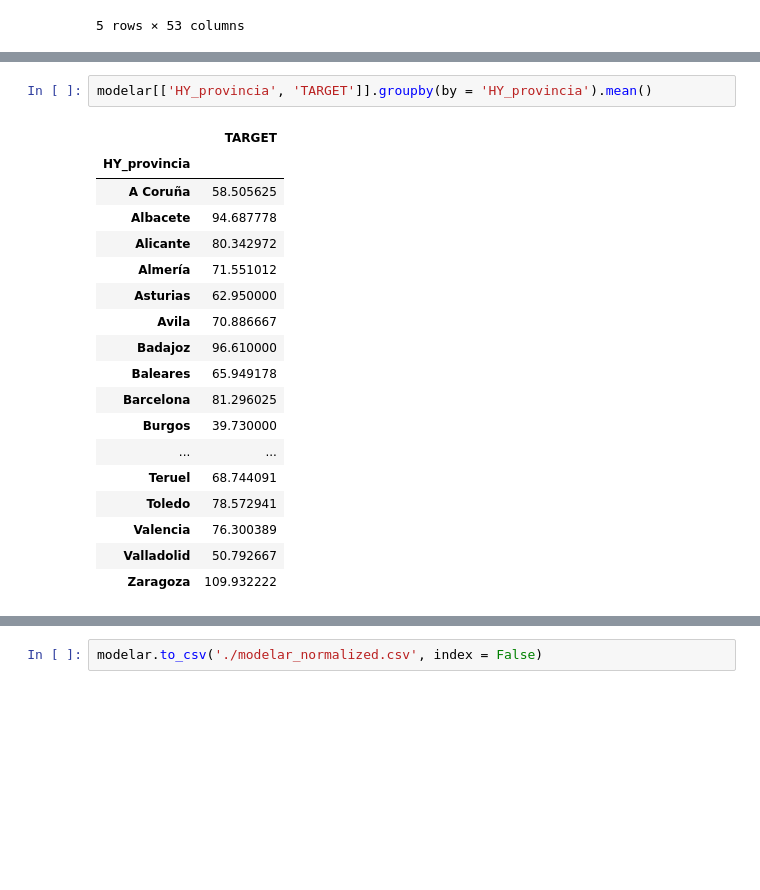
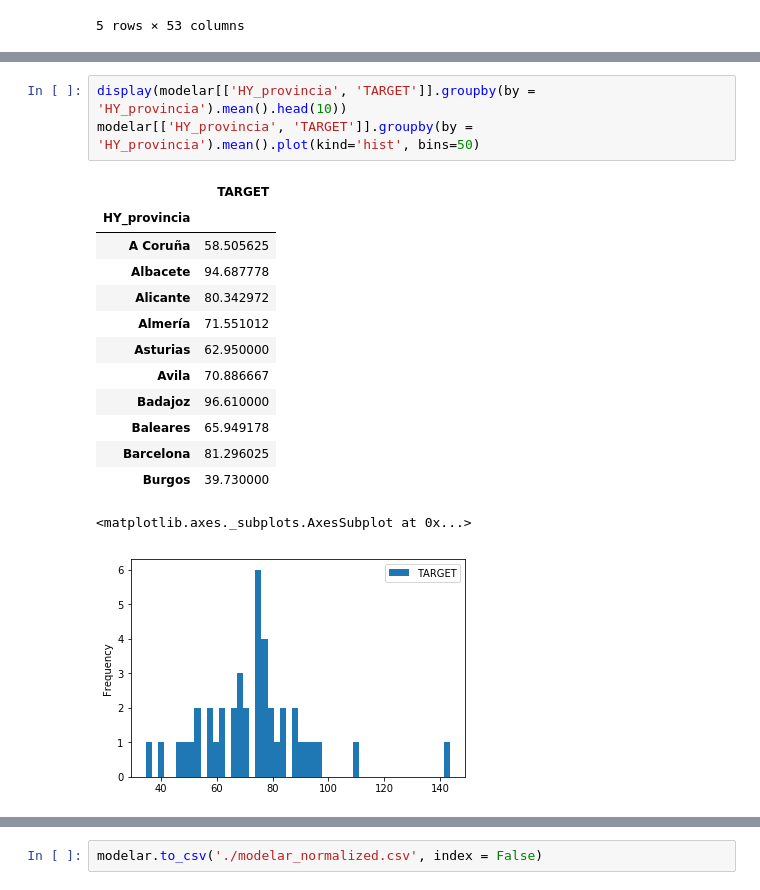
Before and after one commit to RohitUttam/UniversityHack2019, a Jupyter notebook: Expl_ini_rf.ipynb, the cells around one changed output, grey strips where cells are left out. Saved outputs shown, nothing was run; the diff lists cells and outputs as text; blank space fills up the shorter version.

```diff
--- a/Expl_ini_rf.ipynb
+++ b/Expl_ini_rf.ipynb
@@ -67,24 +92,21 @@ Segovia           1
 Name: HY_provincia, dtype: int64
-# %%
-modelar[['HY_provincia', 'TARGET']].groupby(by = 'HY_provincia').mean()
-# %% [output]
-|  | TARGET |
-| HY_provincia |  |
-| A Coruña | 58.505625 |
-| Albacete | 94.687778 |
-| Alicante | 80.342972 |
-| Almería | 71.551012 |
-| Asturias | 62.950000 |
-| Avila | 70.886667 |
-| Badajoz | 96.610000 |
-| Baleares | 65.949178 |
-| Barcelona | 81.296025 |
-| Burgos | 39.730000 |
-| ... | ... |
-| Teruel | 68.744091 |
-| Toledo | 78.572941 |
-| Valencia | 76.300389 |
-| Valladolid | 50.792667 |
-| Zaragoza | 109.932222 |
+# %%
+display(modelar[['HY_provincia', 'TARGET']].groupby(by = 'HY_provincia').mean().head(10))
+modelar[['HY_provincia', 'TARGET']].groupby(by = 'HY_provincia').mean().plot(kind='hist', bins=50)
+# %% [output]
+|  | TARGET |
+| HY_provincia |  |
+| A Coruña | 58.505625 |
+| Albacete | 94.687778 |
+| Alicante | 80.342972 |
+| Almería | 71.551012 |
+| Asturias | 62.950000 |
+| Avila | 70.886667 |
+| Badajoz | 96.610000 |
+| Baleares | 65.949178 |
+| Barcelona | 81.296025 |
+| Burgos | 39.730000 |
+<matplotlib.axes._subplots.AxesSubplot at 0x...>
+[figure, added]
 # %%
 sns.distplot(modelar.TARGET);
```
Also changed, not shown: parts of 36 cells of this notebook.
